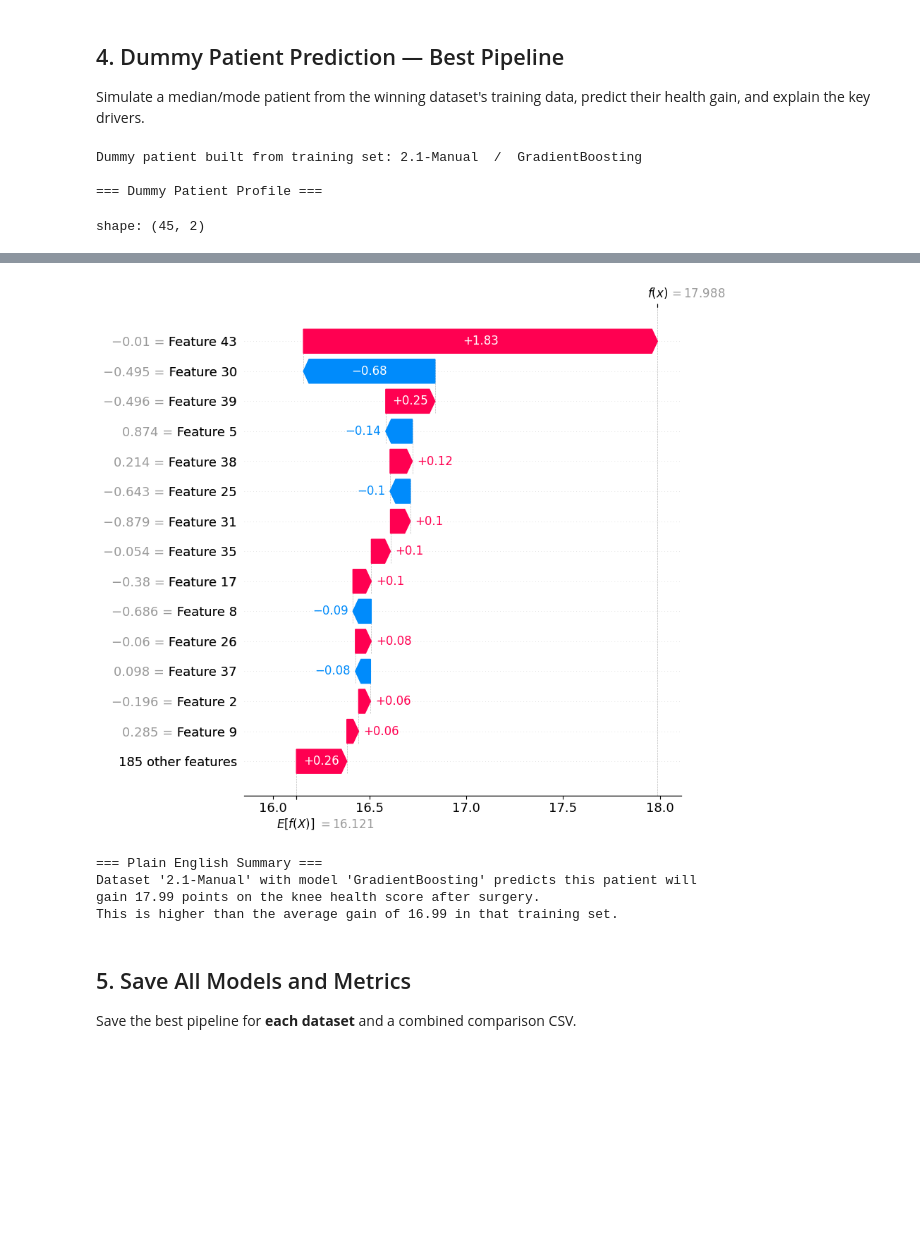
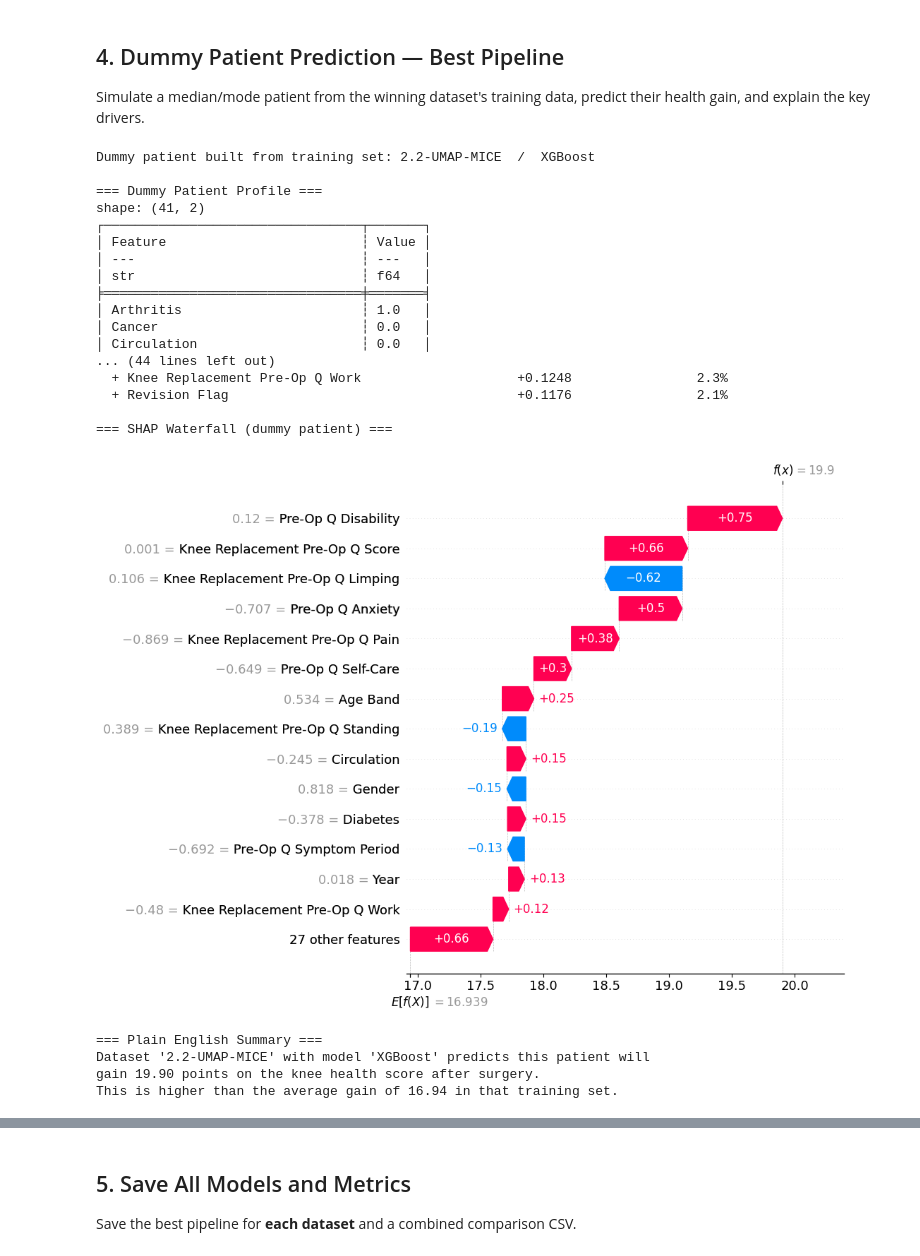
Before and after one commit to LALITAMITTAL18/EAISI-NHS, a Jupyter notebook: notebooks/Experiment/Knee/3.2-Model-Analysis-and-Explanation.ipynb, the cells around one changed output, grey strips where cells are left out. Drawn from its saved outputs; the diff is of its cells as text; code cells hidden in the pictures; blank space fills up the shorter version.

```diff
--- a/notebooks/Experiment/Knee/3.2-Model-Analysis-and-Explanation.ipynb
+++ b/notebooks/Experiment/Knee/3.2-Model-Analysis-and-Explanation.ipynb
@@ -212,6 +352,8 @@ Running SHAP (may take a moment)...
 
 Simulate a median/mode patient from the winning dataset's training data, predict their health gain, and explain the key drivers.
 # %%
+
+import pandas as pd
 
 print(f'Dummy patient built from training set: {best_dataset}  /  {best_name}\n')
 
@@ -304,38 +446,90 @@ elif hasattr(model_step, 'feature_importances_'):
         raw = dummy_pl[feat][0] if feat in dummy_pl.columns else 'encoded'
         pct = 100 * imp / total_imp
         print(f'  {feat:<45} {str(raw):<15} {imp:>10.4f}  {pct:>9.1f}%')
 
-# ── SHAP waterfall (sklearn boundary: .to_pandas()) ───────────────────────────
+# ── SHAP waterfall ────────────────────────────────────────────────────────────
+def _xgb_shap_explanation(mdl, X_df):
+    """
+    XGBoost 2.x compatible SHAP via native pred_contribs — avoids the
+    TreeExplainer base_score '[float]' ValueError entirely.
+    Returns a shap.Explanation object.
+    """
+    import xgboost as xgb
+    booster  = mdl.get_booster()
+    dm       = xgb.DMatrix(X_df)
+    contribs = booster.predict(dm, pred_contribs=True)   # (n, n_features+1)
+    values   = contribs[:, :-1]                          # SHAP values
+    base_val = float(contribs[0, -1])                    # bias / expected value
+    return shap.Explanation(
+        values        = values,
+        base_values   = np.full(len(values), base_val),
+        data          = X_df.values,
+        feature_names = feature_names,
+    )
+
 if shap is not None:
     X_train_t = best_pipeline.named_steps['pre'].transform(X_train.to_pandas())
     X_dummy_t = best_pipeline.named_steps['pre'].transform(dummy_pd)
-    explainer = shap.Explainer(model_step, X_train_t)
-    shap_vals = explainer(X_dummy_t, check_additivity=False)
 
-    sv        = shap_vals[0].values
+    X_train_shap = pd.DataFrame(X_train_t, columns=feature_names)
+    X_dummy_shap = pd.DataFrame(X_dummy_t, columns=feature_names)
+
+    if hasattr(model_step, 'get_booster'):
+        # XGBoost: use native pred_contribs to bypass TreeExplainer base_score bug
+        shap_vals = _xgb_shap_explanation(model_step, X_dummy_shap)
+    elif hasattr(model_step, 'feature_importances_'):
+        explainer = shap.TreeExplainer(model_step)
+        shap_vals = explainer(X_dummy_shap, check_additivity=False)
+    elif hasattr(model_step, 'coef_'):
+        explainer = shap.LinearExplainer(model_step, X_train_shap)
+        shap_vals = explainer(X_dummy_shap)
+    else:
+        sample    = shap.sample(X_train_shap, min(100, len(X_train_shap)))
+        explainer = shap.KernelExplainer(model_step.predict, sample)
+        shap_vals = explainer(X_dummy_shap)
+
+    sv             = shap_vals[0].values
     total_abs_shap = np.abs(sv).sum()
-    shap_dict = {f: float(v) for f, v in zip(feature_names, sv)}
-    shap_top  = sorted(shap_dict.items(), key=lambda x: abs(x[1]), reverse=True)[:15]
+    shap_dict      = {f: float(v) for f, v in zip(feature_names, sv)}
+    shap_top       = sorted(shap_dict.items(), key=lambda x: abs(x[1]), reverse=True)[:15]
 
     print('\n=== SHAP Feature Contributions (%) for Dummy Patient ===')
     print(f'  {"Feature":<45} {"SHAP value":>12}  {"% of |SHAP| total":>18}')
     print('  ' + '-' * 80)
     for feat, val in shap_top:
         pct  = 100 * abs(val) / total_abs_shap
         sign = '+' if val >= 0 else '-'
         print(f'  {sign} {feat:<44} {val:>+12.4f}  {pct:>17.1f}%')
 
     print('\n=== SHAP Waterfall (dummy patient) ===')
     shap.plots.waterfall(shap_vals[0], max_display=15, show=True)
 else:
     print('\nTip: restart kernel and re-run to enable SHAP waterfall.')
 
 print('\n=== Plain English Summary ===')
 print(f"Dataset '{best_dataset}' with model '{best_name}' predicts this patient will")
 print(f"gain {predicted_gain:.2f} points on the knee health score after surgery.")
 print(f"This is {'higher' if diff > 0 else 'lower'} than the average gain of {avg_gain:.2f} in that training set.")
 # %% [output]
-Dummy patient built from training set: 2.1-Manual  /  GradientBoosting
+Dummy patient built from training set: 2.2-UMAP-MICE  /  XGBoost
 
 === Dummy Patient Profile ===
+shape: (41, 2)
+┌─────────────────────────────────┬───────┐
+│ Feature                         ┆ Value │
+│ ---                             ┆ ---   │
+│ str                             ┆ f64   │
+╞═════════════════════════════════╪═══════╡
+│ Arthritis                       ┆ 1.0   │
+│ Cancer                          ┆ 0.0   │
+│ Circulation                     ┆ 0.0   │
+... (44 lines left out)
+  + Knee Replacement Pre-Op Q Work                    +0.1248                2.3%
+  + Revision Flag                                     +0.1176                2.1%
+
+=== SHAP Waterfall (dummy patient) ===
+[figure, new version]
-shape: (45, 2)
+=== Plain English Summary ===
+Dataset '2.2-UMAP-MICE' with model 'XGBoost' predicts this patient will
+gain 19.90 points on the knee health score after surgery.
+This is higher than the average gain of 16.94 in that training set.
@@ -372,8 +536,3 @@ shape: (45, 2)
-[figure, old version]
-=== Plain English Summary ===
-Dataset '2.1-Manual' with model 'GradientBoosting' predicts this patient will
-gain 17.99 points on the knee health score after surgery.
-This is higher than the average gain of 16.99 in that training set.
 # %% [markdown]
 ## 5. Save All Models and Metrics
 
```
Also changed, not shown: parts of 8 cells of this notebook, 2 other files.
